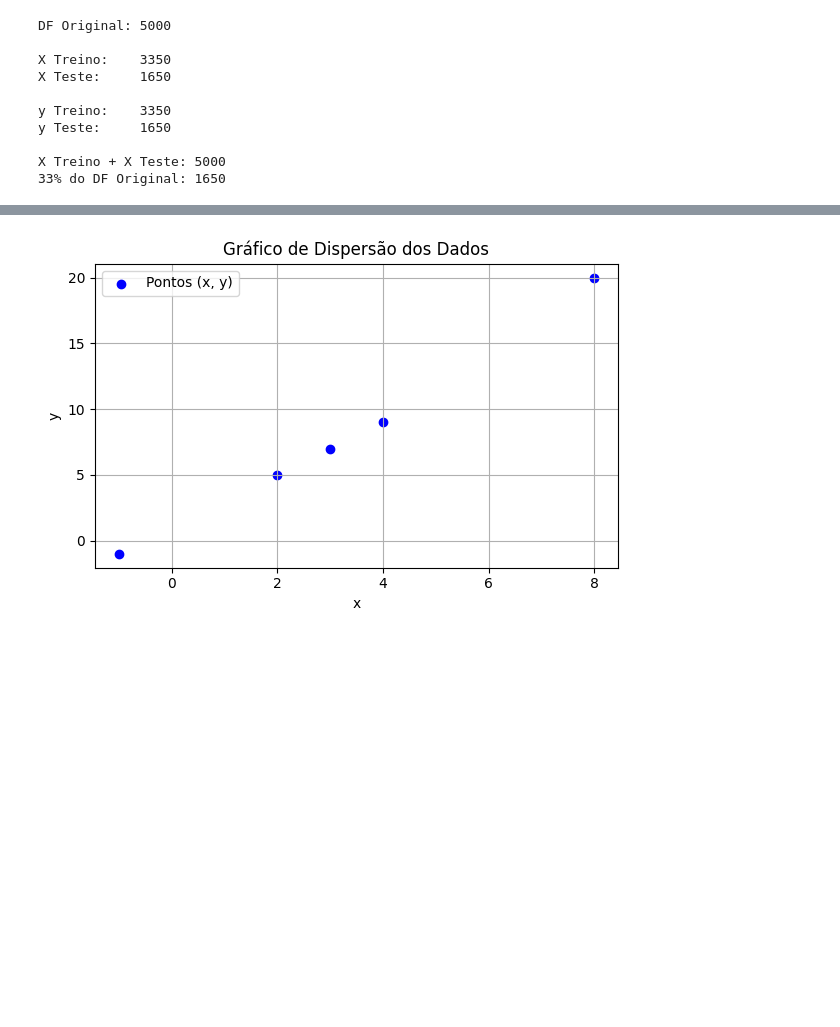
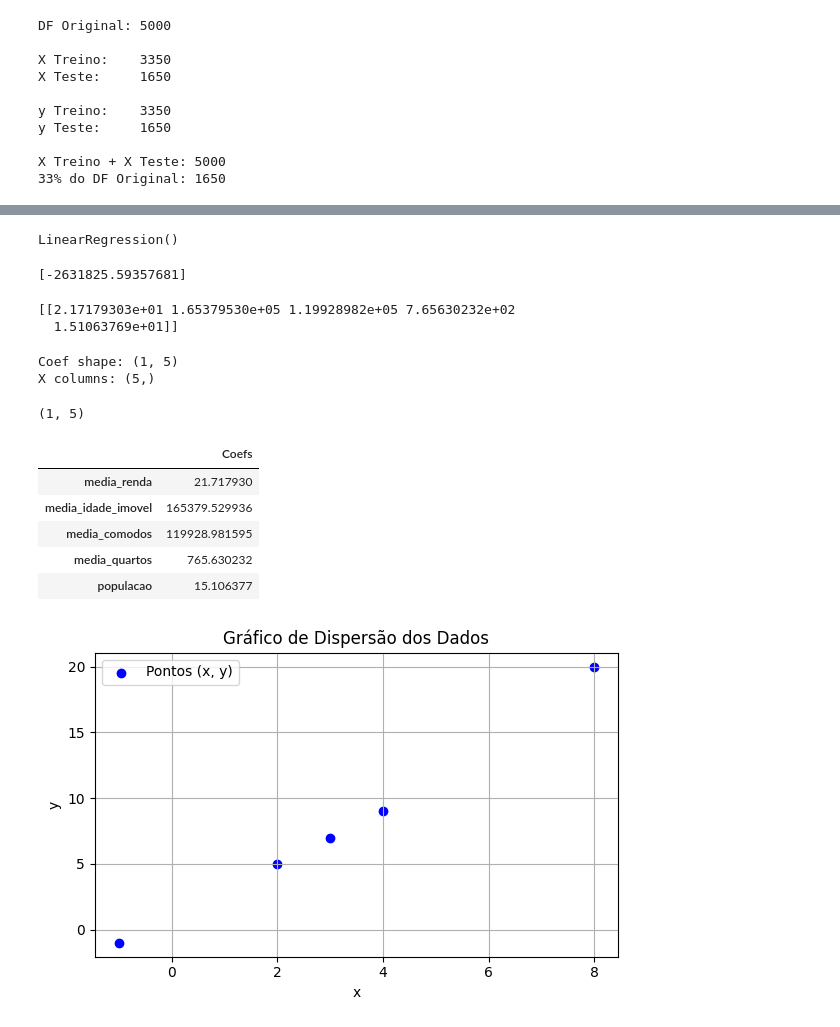
Before and after one commit to rafatega/DataScience, a Jupyter notebook: app/algoritmos/supervisionado/algoritmoRegressaoLinear.ipynb, the cells around one changed output, grey strips where cells are left out. Drawn from its saved outputs; the diff is of its cells as text; code cells hidden in the pictures; blank space fills up the shorter version.

Commit message:
apostila + exercicio regressao linear

```diff
--- a/app/algoritmos/supervisionado/algoritmoRegressaoLinear.ipynb
+++ b/app/algoritmos/supervisionado/algoritmoRegressaoLinear.ipynb
@@ -95,3 +97,38 @@ X Treino + X Teste: 5000
+# %%
+from sklearn.linear_model import LinearRegression
+lm = LinearRegression()
+# %%
+lm.fit(X_train, y_train)
+# %% [output]
+LinearRegression()
+# %%
+print(lm.intercept_)
+# %% [output]
+[-2631825.59357681]
+# %%
+print(lm.coef_)
+# %% [output]
+[[2.17179303e+01 1.65379530e+05 1.19928982e+05 7.65630232e+02
+  1.51063769e+01]]
+# %%
+print("Coef shape:", lm.coef_.shape)
+print("X columns:", X.columns.shape)
+lm.coef_.shape
+# %% [output]
+Coef shape: (1, 5)
+X columns: (5,)
+(1, 5)
+# %%
+pd.DataFrame(lm.coef_[0], index=X.columns, columns=["Coefs"])
+
+#
+# %% [output]
+|  | Coefs |
+| media_renda | 21.717930 |
+| media_idade_imovel | 165379.529936 |
+| media_comodos | 119928.981595 |
+| media_quartos | 765.630232 |
+| populacao | 15.106377 |
 # %%
 # Gráfico plotado está sendo usando na apostila.
 
```
Also changed, not shown: parts of 1 cell of this notebook.
